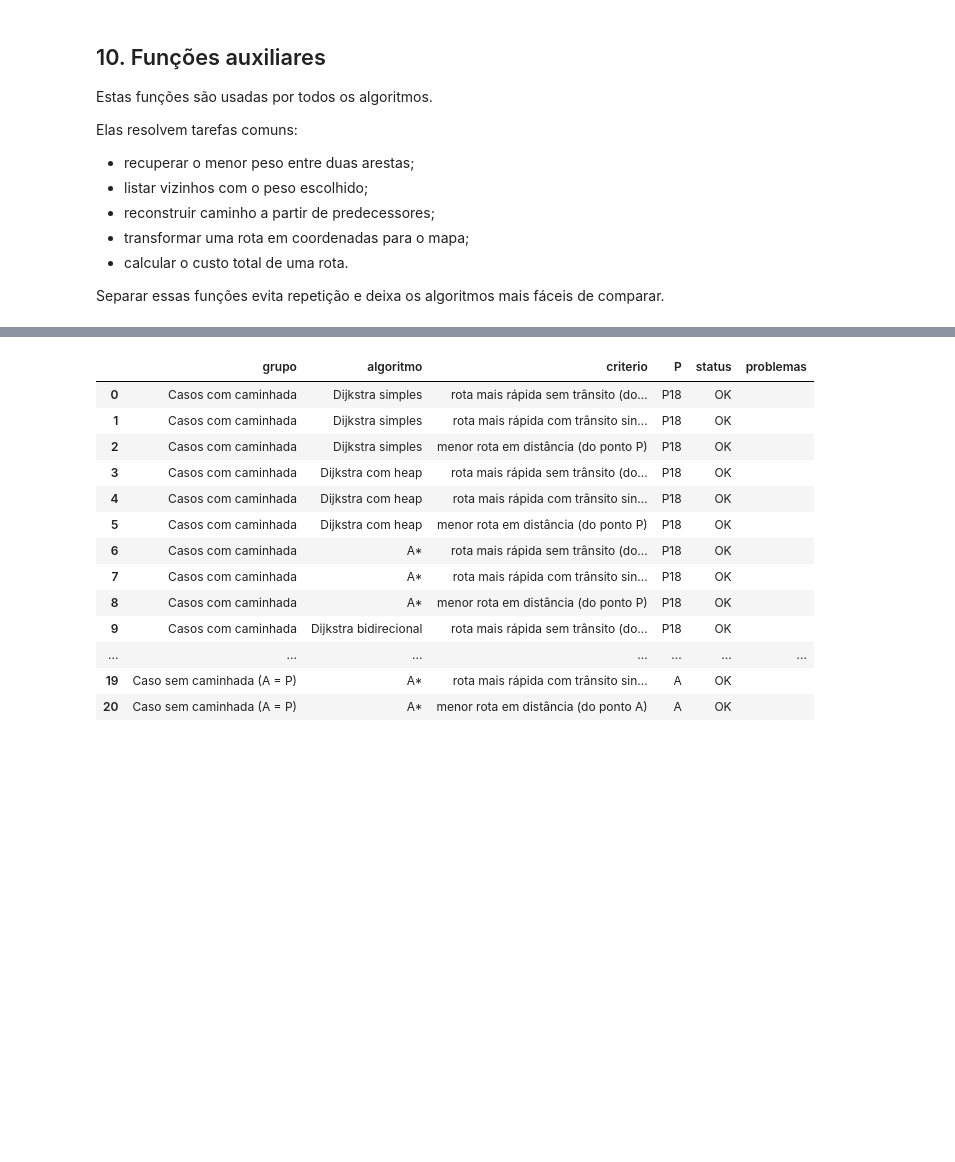
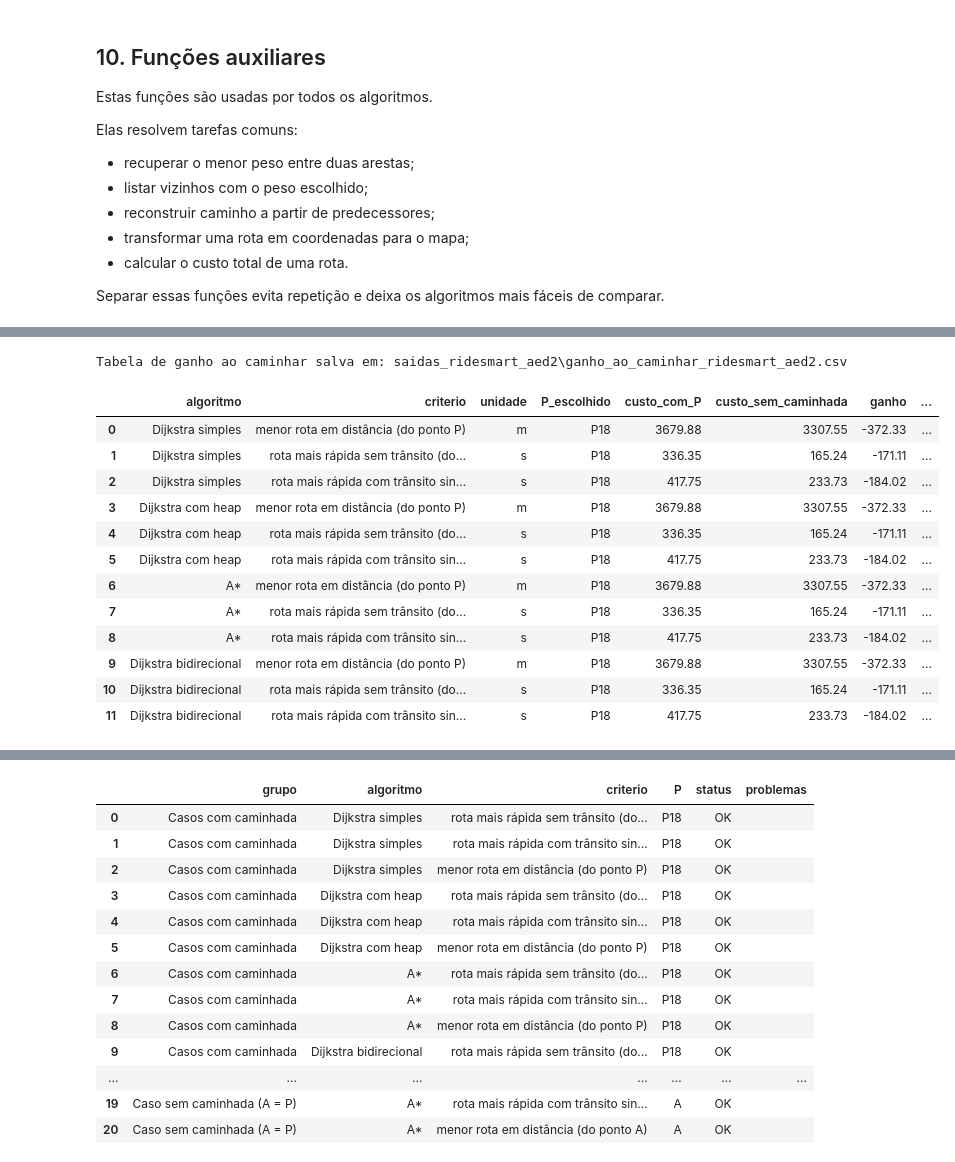
Before and after one commit to edivelton/datastructure, a Jupyter notebook: projects/ridesmart-aed2/RideSmart_AED2.ipynb, the cells around one changed output, grey strips where cells are left out. Drawn from its saved outputs; the diff is of its cells as text; code cells hidden in the pictures; blank space fills up the shorter version.

```diff
--- a/projects/ridesmart-aed2/RideSmart_AED2.ipynb
+++ b/projects/ridesmart-aed2/RideSmart_AED2.ipynb
@@ -1580,0 +1826,47 @@ O objetivo é permitir comparar visualmente, no mesmo mapa, as escolhas feitas p
+# %%
+df_ganho_ao_caminhar = df_resultados_consolidados[
+    [
+        "algoritmo",
+        "criterio",
+        "unidade",
+        "P_escolhido",
+        "custo_com_P",
+        "custo_sem_caminhada",
+        "ganho",
+        "ganho_percentual",
+        "caminhar_ajudou",
+        "D_walk_m",
+        "T_walk_min",
+        "tipo_associacao_embarque",
+        "distancia_ate_embarque_carro_m",
+    ]
+].copy()
+
+df_ganho_ao_caminhar["custo_com_P"] = df_ganho_ao_caminhar["custo_com_P"].round(2)
+df_ganho_ao_caminhar["custo_sem_caminhada"] = df_ganho_ao_caminhar["custo_sem_caminhada"].round(2)
+df_ganho_ao_caminhar["ganho"] = df_ganho_ao_caminhar["ganho"].round(2)
+df_ganho_ao_caminhar["ganho_percentual"] = df_ganho_ao_caminhar["ganho_percentual"].round(2)
+df_ganho_ao_caminhar["D_walk_m"] = df_ganho_ao_caminhar["D_walk_m"].round(2)
+df_ganho_ao_caminhar["T_walk_min"] = df_ganho_ao_caminhar["T_walk_min"].round(2)
+df_ganho_ao_caminhar["distancia_ate_embarque_carro_m"] = df_ganho_ao_caminhar["distancia_ate_embarque_carro_m"].round(2)
+
+caminho_ganhos = PASTA_SAIDA / "ganho_ao_caminhar_ridesmart_aed2.csv"
+df_ganho_ao_caminhar.to_csv(caminho_ganhos, index=False, encoding="utf-8-sig")
+
+print(f"Tabela de ganho ao caminhar salva em: {caminho_ganhos}")
+display(df_ganho_ao_caminhar)
+# %% [output]
+Tabela de ganho ao caminhar salva em: saidas_ridesmart_aed2\ganho_ao_caminhar_ridesmart_aed2.csv
+|  | algoritmo | criterio | unidade | P_escolhido | custo_com_P | custo_sem_caminhada | ganho | ... |
+| 0 | Dijkstra simples | menor rota em distância (do ponto P) | m | P18 | 3679.88 | 3307.55 | -372.33 | ... |
+| 1 | Dijkstra simples | rota mais rápida sem trânsito (do... | s | P18 | 336.35 | 165.24 | -171.11 | ... |
+| 2 | Dijkstra simples | rota mais rápida com trânsito sin... | s | P18 | 417.75 | 233.73 | -184.02 | ... |
+| 3 | Dijkstra com heap | menor rota em distância (do ponto P) | m | P18 | 3679.88 | 3307.55 | -372.33 | ... |
+| 4 | Dijkstra com heap | rota mais rápida sem trânsito (do... | s | P18 | 336.35 | 165.24 | -171.11 | ... |
+| 5 | Dijkstra com heap | rota mais rápida com trânsito sin... | s | P18 | 417.75 | 233.73 | -184.02 | ... |
+| 6 | A* | menor rota em distância (do ponto P) | m | P18 | 3679.88 | 3307.55 | -372.33 | ... |
+| 7 | A* | rota mais rápida sem trânsito (do... | s | P18 | 336.35 | 165.24 | -171.11 | ... |
+| 8 | A* | rota mais rápida com trânsito sin... | s | P18 | 417.75 | 233.73 | -184.02 | ... |
+| 9 | Dijkstra bidirecional | menor rota em distância (do ponto P) | m | P18 | 3679.88 | 3307.55 | -372.33 | ... |
+| 10 | Dijkstra bidirecional | rota mais rápida sem trânsito (do... | s | P18 | 336.35 | 165.24 | -171.11 | ... |
+| 11 | Dijkstra bidirecional | rota mais rápida com trânsito sin... | s | P18 | 417.75 | 233.73 | -184.02 | ... |
```
Also changed, not shown: parts of 58 cells of this notebook, 2 other files.
